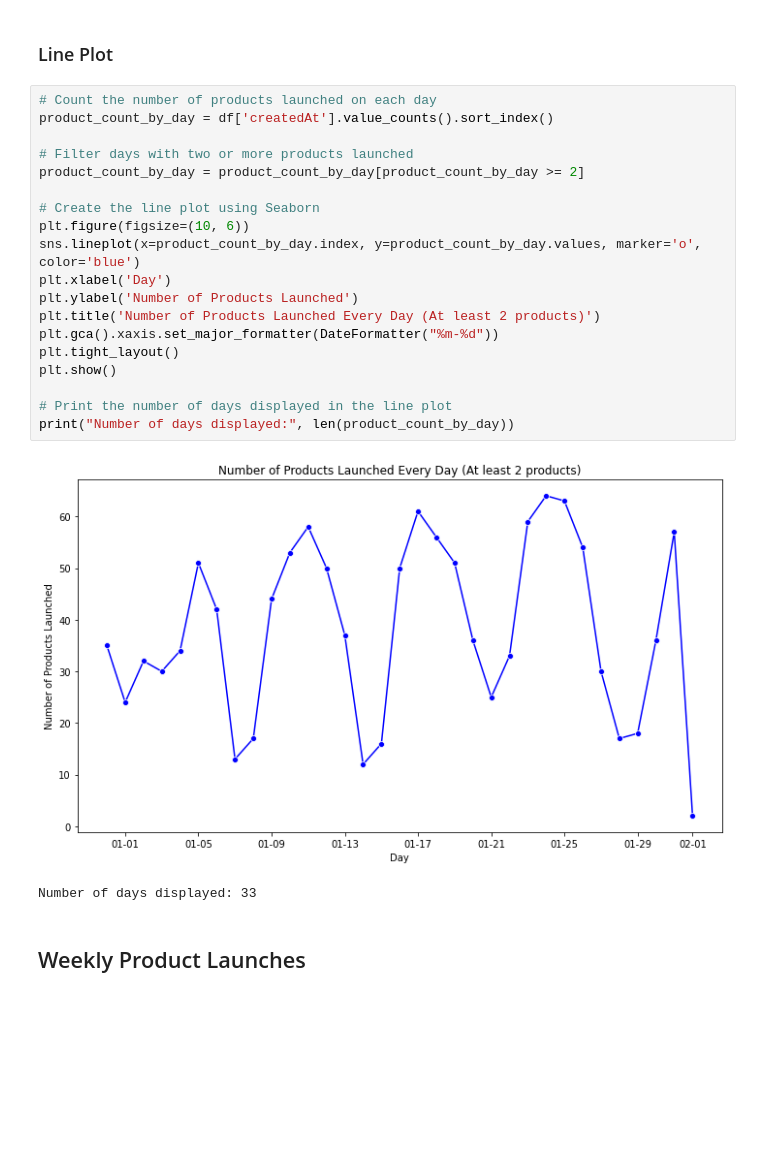
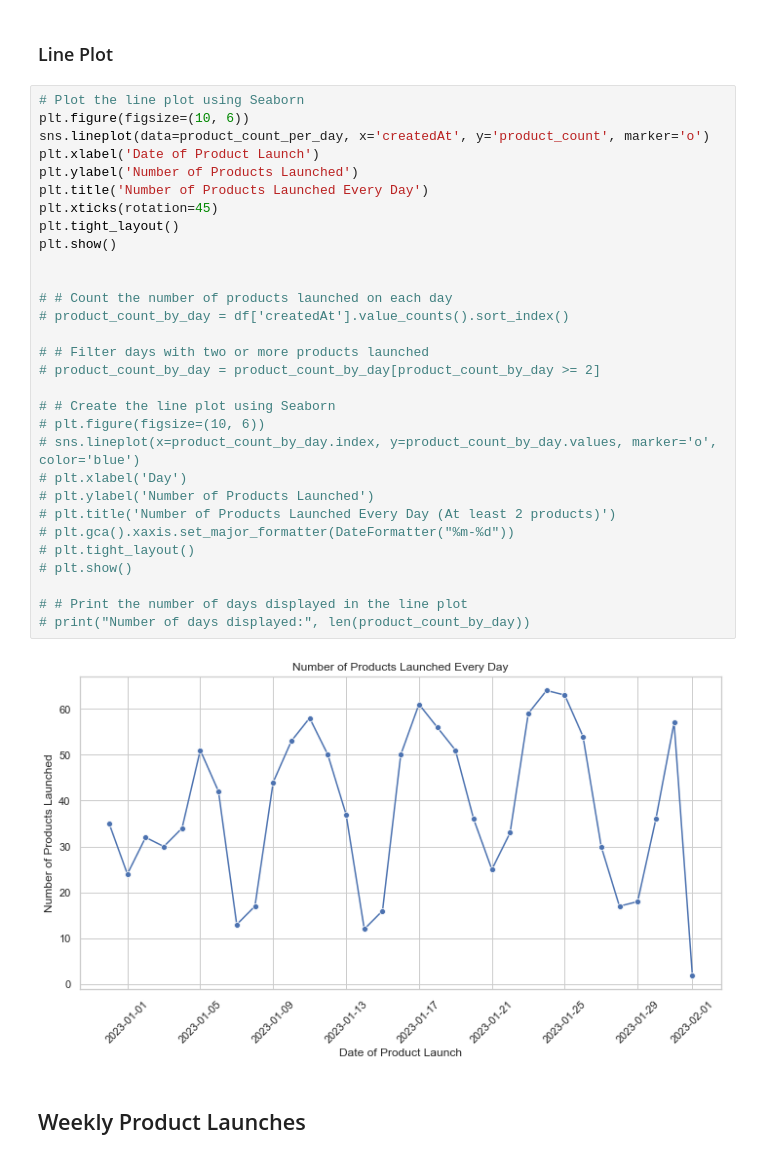
Before and after one commit to AliMehdii/ProductHunt_EDA_and_Unspervised_Sentiment_Analysis, a Jupyter notebook: Stats_Code/Data_Wrangling/EDA.ipynb, the cells around one changed output. Cells and saved outputs as stored; diff of their text form; blank space fills up the shorter version.

```diff
--- a/Stats_Code/Data_Wrangling/EDA.ipynb
+++ b/Stats_Code/Data_Wrangling/EDA.ipynb
@@ -282,27 +272,37 @@ plt.show()
 # %% [markdown]
 ### Line Plot
 # %%
-# Count the number of products launched on each day
-product_count_by_day = df['createdAt'].value_counts().sort_index()
-
-# Filter days with two or more products launched
-product_count_by_day = product_count_by_day[product_count_by_day >= 2]
-
-# Create the line plot using Seaborn
+# Plot the line plot using Seaborn
 plt.figure(figsize=(10, 6))
-sns.lineplot(x=product_count_by_day.index, y=product_count_by_day.values, marker='o', color='blue')
-plt.xlabel('Day')
+sns.lineplot(data=product_count_per_day, x='createdAt', y='product_count', marker='o')
+plt.xlabel('Date of Product Launch')
 plt.ylabel('Number of Products Launched')
-plt.title('Number of Products Launched Every Day (At least 2 products)')
-plt.gca().xaxis.set_major_formatter(DateFormatter("%m-%d"))
+plt.title('Number of Products Launched Every Day')
+plt.xticks(rotation=45)
 plt.tight_layout()
 plt.show()
 
-# Print the number of days displayed in the line plot
-print("Number of days displayed:", len(product_count_by_day))
+
+# # Count the number of products launched on each day
+# product_count_by_day = df['createdAt'].value_counts().sort_index()
+
+# # Filter days with two or more products launched
+# product_count_by_day = product_count_by_day[product_count_by_day >= 2]
+
+# # Create the line plot using Seaborn
+# plt.figure(figsize=(10, 6))
+# sns.lineplot(x=product_count_by_day.index, y=product_count_by_day.values, marker='o', color='blue')
+# plt.xlabel('Day')
+# plt.ylabel('Number of Products Launched')
+# plt.title('Number of Products Launched Every Day (At least 2 products)')
+# plt.gca().xaxis.set_major_formatter(DateFormatter("%m-%d"))
+# plt.tight_layout()
+# plt.show()
+
+# # Print the number of days displayed in the line plot
+# print("Number of days displayed:", len(product_count_by_day))
 # %% [output]
-[figure, old version]
+[figure, new version]
-Number of days displayed: 33
 # %% [markdown]
 ## Weekly Product Launches
 # %%
```
Also changed, not shown: parts of 6 cells of this notebook, 5 other files.
